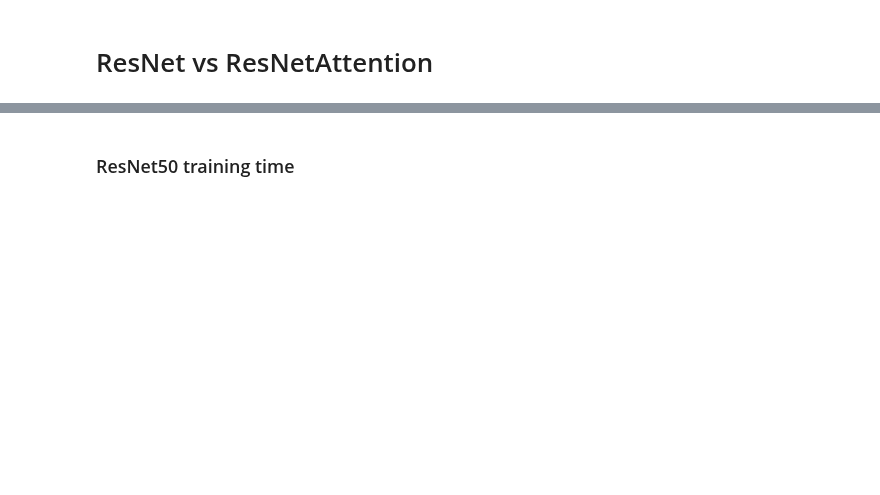
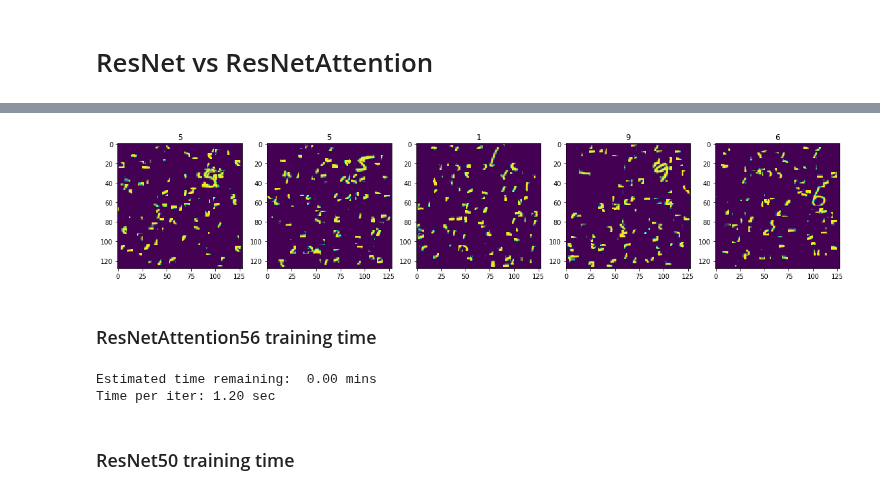
Before and after one commit to analysiscenter/az_training, a Jupyter notebook: alexey_kozhevin/task_05/resnet_vs_resnetattention.ipynb, the cells around one changed output, grey strips where cells are left out. Cells and saved outputs as stored; diff of their text form; code cells hidden in the pictures; blank space fills up the shorter version.

```diff
--- a/alexey_kozhevin/task_05/resnet_vs_resnetattention.ipynb
+++ b/alexey_kozhevin/task_05/resnet_vs_resnetattention.ipynb
@@ -66,3 +66,12 @@ test_feed_dict = {'images': B('images'),
+# %%
+plt.figure(figsize=(20,15))
+for i in range(len(batch)):
+    plt.subplot(1, len(batch), i+1)
+    plt.imshow(np.squeeze(batch.data.images[i]))
+    plt.title(batch.data.labels[i])
+plt.show()
+# %% [output]
+[figure, added]
 # %%
 def test_model(model, n_iter, plot=False):
     train_pp = ((load_template << mnistset.train)
@@ -104,3 +120,10 @@ def test_model(model, n_iter, plot=False):
+# %% [markdown]
+### ResNetAttention56 training time
+# %%
+_ = test_model(ResNetAttention56, 100)
+# %% [output]
+Estimated time remaining:  0.00 mins
+Time per iter: 1.20 sec
 # %% [markdown]
 ### ResNet50 training time
 # %%
```
Also changed, not shown: parts of 15 cells of this notebook.
